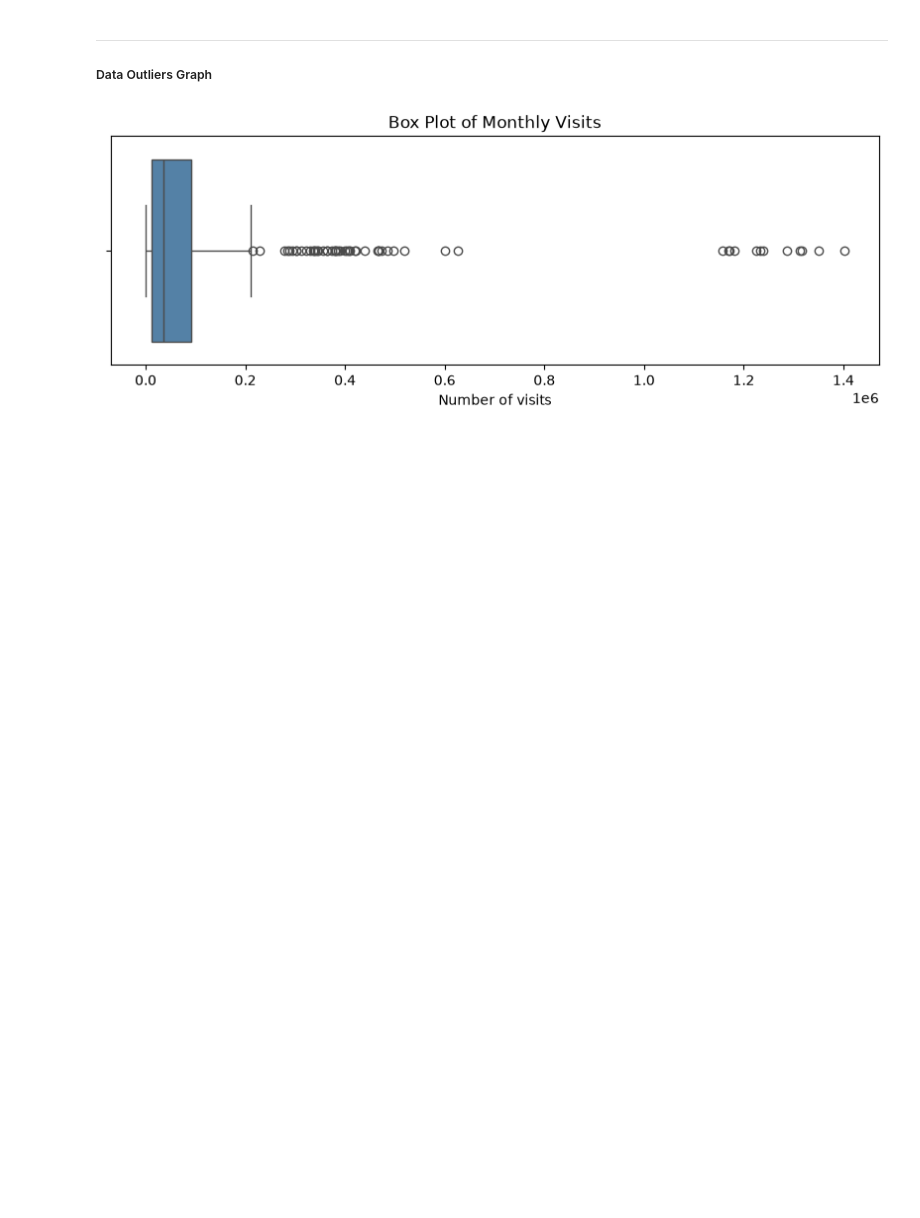
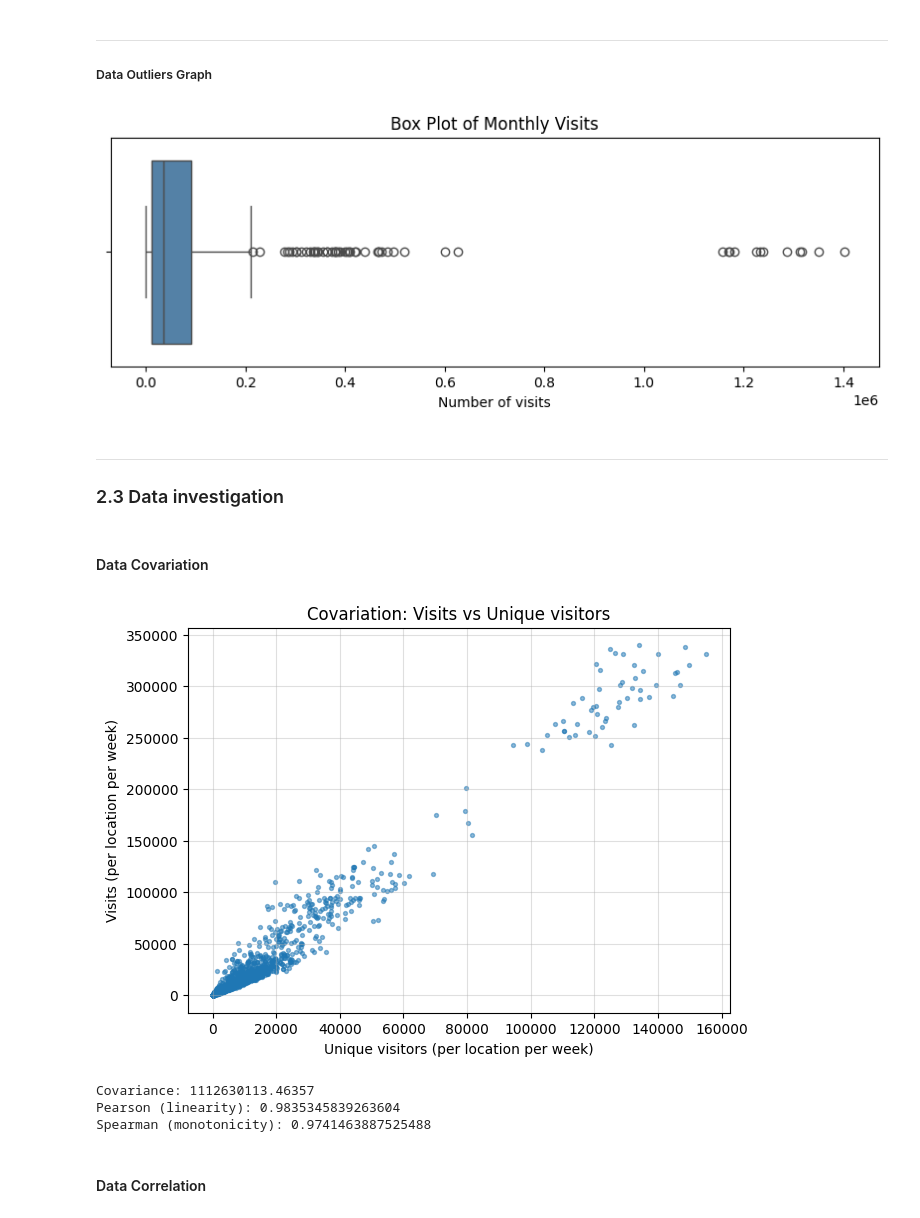
Before and after one commit to pana0008/tourism-in-zeeland, a Jupyter notebook: crispdm.ipynb, the cells around one changed output. Drawn from its saved outputs; the diff is of its cells as text; code cells hidden in the pictures; blank space fills up the shorter version.

Commit message:
Added data covariation part

```diff
--- a/crispdm.ipynb
+++ b/crispdm.ipynb
@@ -333,3 +333,31 @@ plt.xlabel("Number of visits")
 plt.show()
 # %% [output]
 [figure]
+# %% [markdown]
+---
+
+### 2.3 Data investigation
+# %% [markdown]
+#### Data Covariation
+# %%
+x = total_visits_by_week['Unique']
+y = total_visits_by_week['Visits']
+
+plt.figure(figsize=(7, 5))
+plt.scatter(x, y, s=8, alpha=0.5)
+plt.title('Covariation: Visits vs Unique visitors')
+plt.xlabel('Unique visitors (per location per week)')
+plt.ylabel('Visits (per location per week)')
+plt.grid(True, alpha=0.4)
+plt.show()
+
+print('Covariance:', x.cov(y))
+print('Pearson (linearity):', x.corr(y))
+print('Spearman (monotonicity):', x.corr(y, method='spearman'))
+# %% [output]
+[figure, added]
+Covariance: 1112630113.46357
+Pearson (linearity): 0.9835345839263604
+Spearman (monotonicity): 0.9741463887525488
+# %% [markdown]
+#### Data Correlation
```
Also changed, not shown: parts of 1 cell of this notebook.
